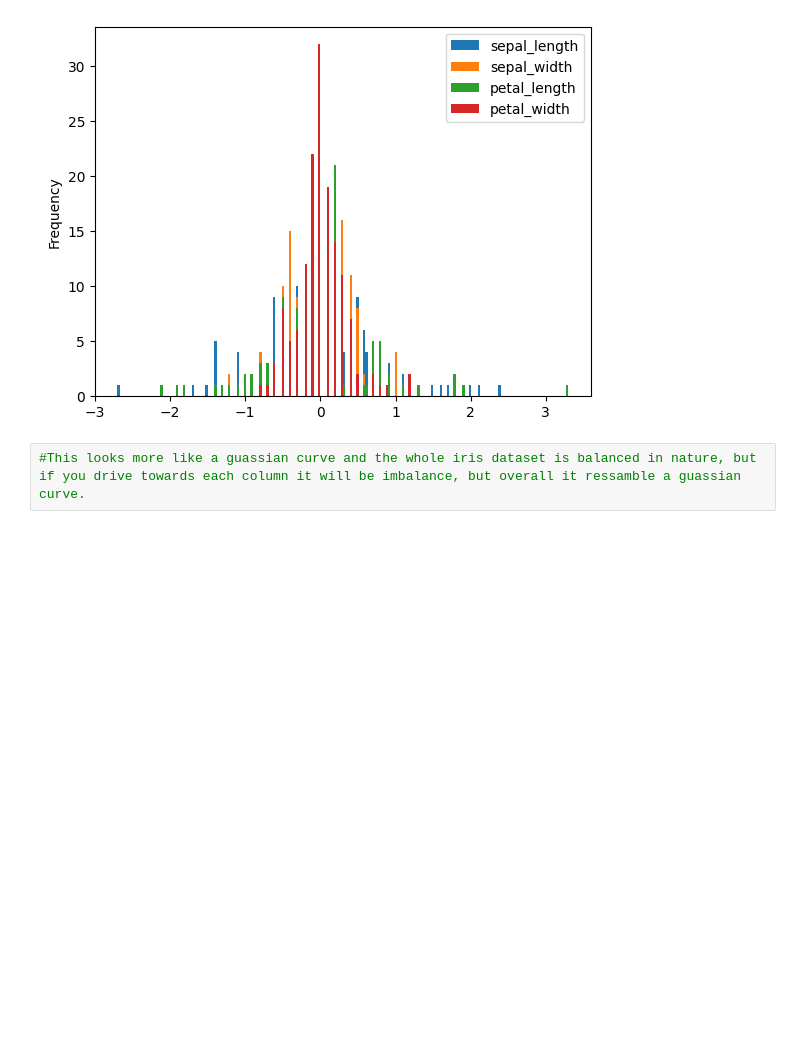
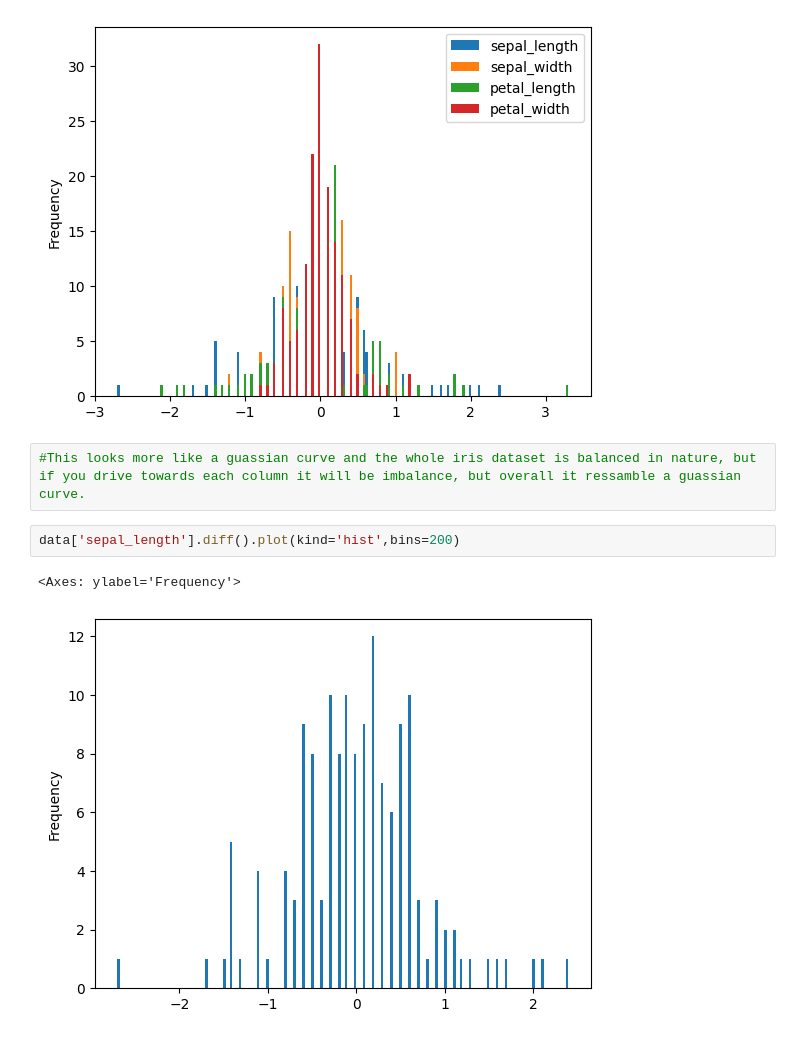
Before and after one commit to Codingbot1989/Data-visualzation-projects-, a Jupyter notebook: Iris_dataset.ipynb, the cells around one changed output. Cells and saved outputs as stored; diff of their text form; blank space fills up the shorter version.

```diff
--- a/Iris_dataset.ipynb
+++ b/Iris_dataset.ipynb
@@ -114,3 +114,8 @@ data.diff().plot(kind='hist',bins=200) #bins means regulationg width of the grap
 [figure]
 # %%
 #This looks more like a guassian curve and the whole iris dataset is balanced in nature, but if you drive towards each column it will be imbalance, but overall it ressamble a guassian curve.
+# %%
+data['sepal_length'].diff().plot(kind='hist',bins=200)
+# %% [output]
+<Axes: ylabel='Frequency'>
+[figure, added]
```
Also changed, not shown: parts of 14 cells of this notebook.
